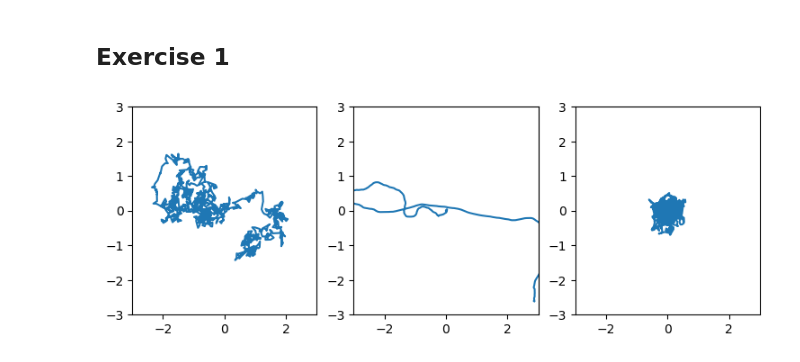
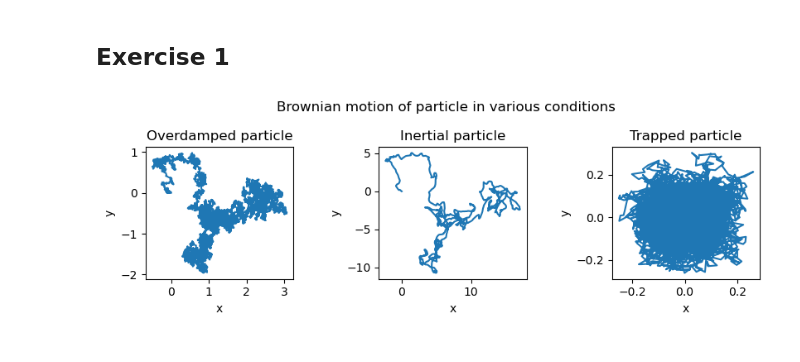
Before and after one commit to gasparyanartur/simulation-of-complex-systems-solutions, a Jupyter notebook: chapter-6/chapter-6.ipynb, the cells around one changed output. Cells and saved outputs as stored; diff of their text form; code cells hidden in the pictures.

```diff
--- a/chapter-6/chapter-6.ipynb
+++ b/chapter-6/chapter-6.ipynb
@@ -10,45 +10,52 @@ import math
 from scipy import constants
 # %%
 rng = np.random.default_rng()
-n_steps = 1000
-time_step = 0.01
+n_steps = 10000
+n_simulations = 1000
+time_step = 0.03
 
-absolute_temperature = 20
-friction_coef = 0.3
-mass = 0.3
-optical_stiffness = 2
+absolute_temperature = 100
+friction_coef = 1
+mass = 1
+optical_stiffness = 1
 
 relaxation_time = mass/friction_coef
 relaxation_lag = time_step / relaxation_time
 
 fluctuation_size = math.sqrt(2*constants.Boltzmann*absolute_temperature*friction_coef)
-fluctations = rng.normal(size=(n_steps, 2))/math.sqrt(2)   # Random 2D steps normalized to 1
+fluctations = rng.normal(size=(n_simulations, n_steps, 2))/math.sqrt(2)   # Random 2D steps normalized to 1
 
-x_overdamped = np.zeros((n_steps, 2))
-x_inertial = np.zeros((n_steps, 2))
-x_trapped = np.zeros((n_steps, 2))
+x_overdamped = np.zeros((n_simulations, n_steps, 2))
+x_inertial = np.zeros((n_simulations, n_steps, 2))
+x_trapped = np.zeros((n_simulations, n_steps, 2))
 
 for i in range(1, n_steps):
-    x_overdamped[i] = x_overdamped[i-1] + fluctations[i]*time_step/(friction_coef*friction_coef)
+    x_overdamped[:, i, :] = x_overdamped[:, i-1, :] + fluctations[:, i, :]*time_step/(friction_coef*friction_coef)
 
-for i in range(2, n_steps):
-    x_inertial[i] = (
-        x_inertial[i-1]*(2+relaxation_lag)/(1+relaxation_lag) -
-        x_inertial[i-2]/(1+relaxation_lag) +
-        fluctations[i]/((1+relaxation_lag)*mass) * time_step**(3/2)
+for i in range(1, n_steps):
+    x_inertial[:, i, :] = (
+        x_inertial[:, i-1, :]*(2+relaxation_lag)/(1+relaxation_lag) -
+        x_inertial[:, i-2, :]/(1+relaxation_lag) +
+        fluctations[:, i, :]/((1+relaxation_lag)*mass) * time_step**(3/2)
     )
 
 for i in range(1, n_steps):
-    x_trapped[i] = (
-        x_trapped[i-1]*(1 - optical_stiffness/friction_coef*time_step) +
-        fluctations[i]*time_step/(friction_coef*friction_coef)
+    x_trapped[:, i, :] = (
+        x_trapped[:, i-1, :]*(1 - optical_stiffness/friction_coef*time_step) +
+        fluctations[:, i, :]*time_step/(friction_coef*friction_coef)
     )
+
+x_all = [x_overdamped, x_inertial, x_trapped]
+
+fig, axes = plt.subplots(1, 3, figsize=(9, 3))
+fig.tight_layout(pad=4)
+fig.suptitle("Brownian motion of particle in various conditions")
+titles = ["Overdamped particle", "Inertial particle", "Trapped particle"]
+
+for x, ax, title in zip(x_all, axes, titles):
+    ax.plot(x[0, :, 0], x[0, :, 1])
+    ax.set_xlabel("x")
+    ax.set_ylabel("y")
+    ax.set_title(title)
+# %% [output]
+[figure, added]
-# %%
-fig, axes = plt.subplots(1, 3, figsize=(9, 3))
-
-for x, ax in zip([x_overdamped, x_inertial, x_trapped], axes):
-    ax.set_xlim(-3, 3)
-    ax.set_ylim(-3, 3)
-    ax.plot(x[:, 0], x[:, 1])
-# %% [output]
-[figure, removed]
```
Also changed, not shown: parts of 1 cell of this notebook.
